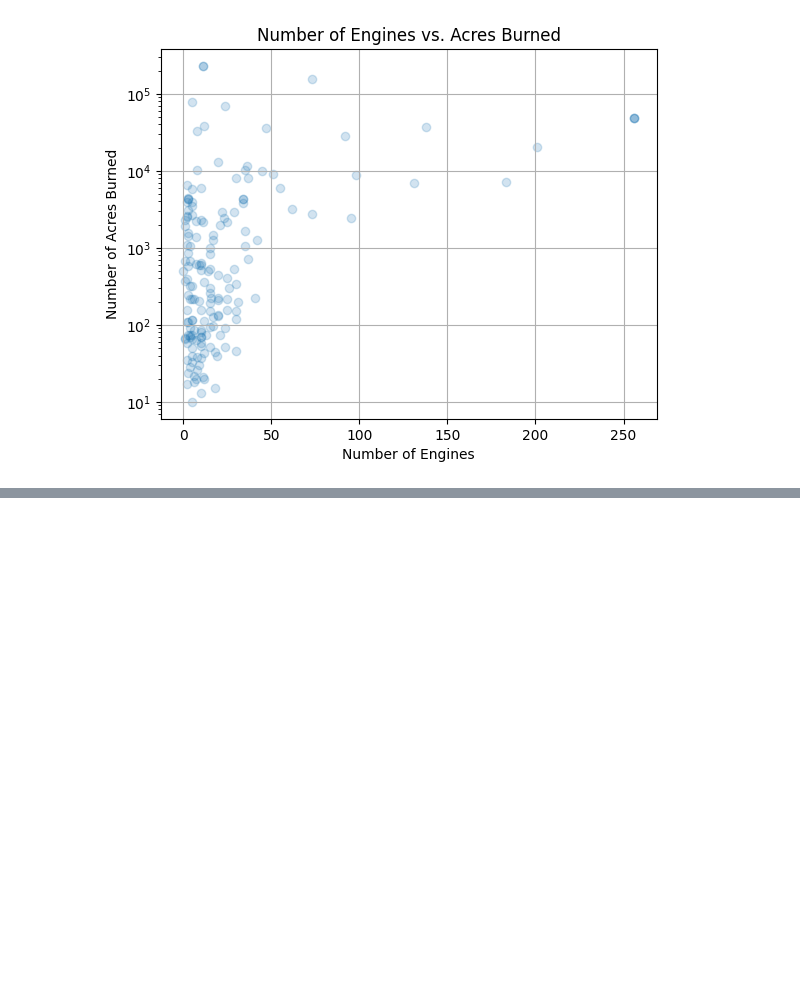
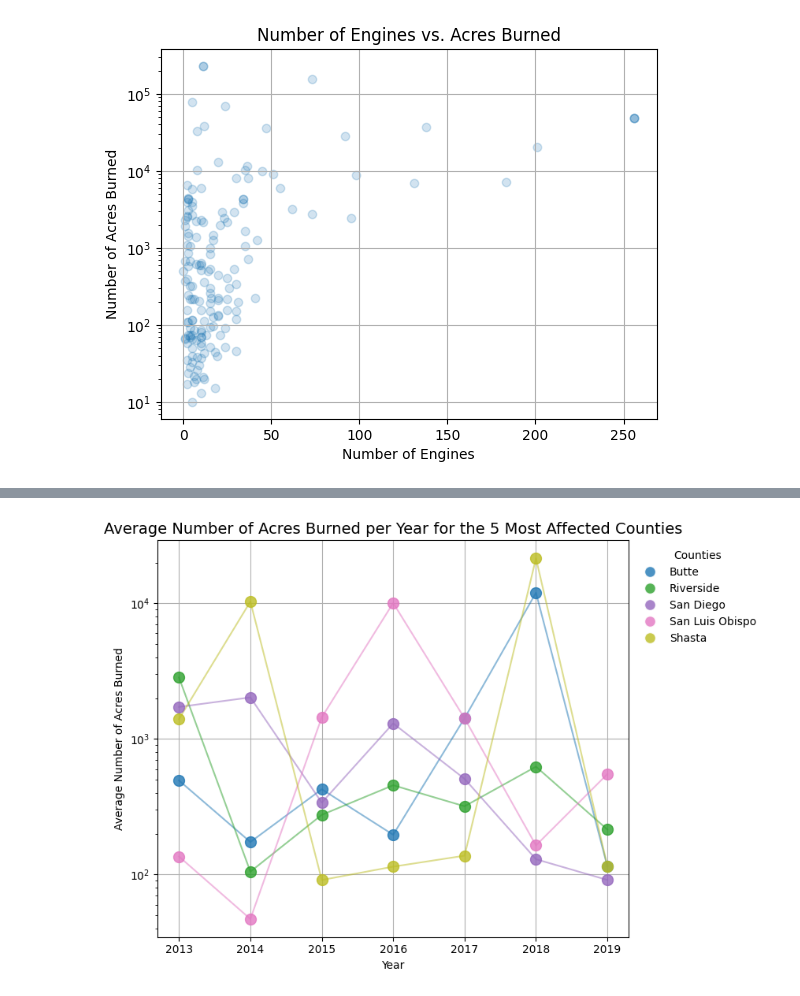
Before and after one commit to okaynils/fhnw-ds-gdv, a Jupyter notebook: wildfires.ipynb, the cells around one changed output, grey strips where cells are left out. Cells and saved outputs as stored; diff of their text form; code cells hidden in the pictures; blank space fills up the shorter version.

```diff
--- a/wildfires.ipynb
+++ b/wildfires.ipynb
@@ -889,0 +954,53 @@ fig.update_layout(
+# %%
+df_select_counties_average = df_select_counties[df_select_counties['AcresBurned'].notnull()].groupby(['Counties', 'Year'])['AcresBurned'].mean().reset_index()
+
+# set figure size
+plt.figure(figsize=(10, 6))
+
+# Defining the colormap
+cmap = plt.cm.tab10
+
+# Drawing scatter points and lines for each county
+for idx, label in enumerate(unique_labels):
+    # Filter data for each county
+    county_data = df_select_counties_average[df_select_counties_average['Counties'] == label]
+
+    # Define color for the county
+    county_color = cmap(idx / len(unique_labels))
+
+    # Plotting lines to connect scatter points for each county
+    plt.plot(county_data['Year'], county_data['AcresBurned'], alpha=0.5, color=county_color)
+
+    # Plotting the scatter points
+    plt.scatter(data=county_data,
+                x='Year',
+                y='AcresBurned',
+                color=county_color,
+                alpha=0.8,
+                zorder=3,
+                s=100)
+plt.title('Average Number of Acres Burned per Year for the 5 Most Affected Counties', fontsize=14)
+plt.xlabel('Year')
+plt.yscale('log')
+plt.ylabel('Average Number of Acres Burned')
+plt.grid(True, zorder=0)
+
+
+# County legend
+legend_elements = [plt.Line2D([0], [0],
+                              marker='o',
+                              color='w',
+                              label=label,
+                              markersize=10,
+                              markerfacecolor=cmap(idx / len(unique_labels)),
+                              alpha=0.8)
+                   for idx, label in enumerate(unique_labels)]
+
+plt.legend(handles=legend_elements, title="Counties", loc='upper left', bbox_to_anchor=(1, 1), frameon=False)
+
+
+plt.tight_layout(rect=[0, 0, 0.85, 1])
+
+plt.show()
+# %% [output]
+[figure, added]
```
Also changed, not shown: parts of 4 cells of this notebook, 21 other files.
